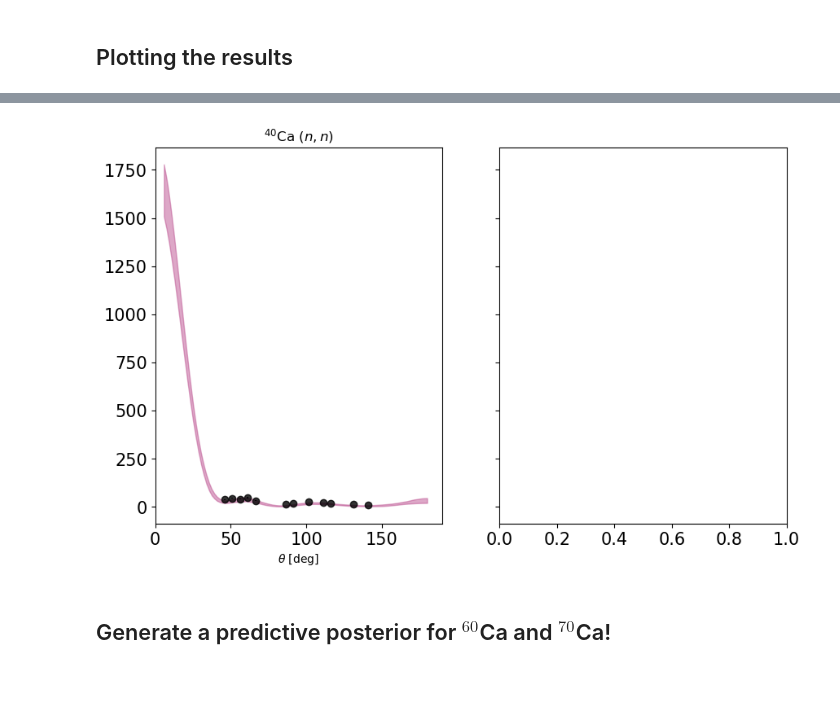
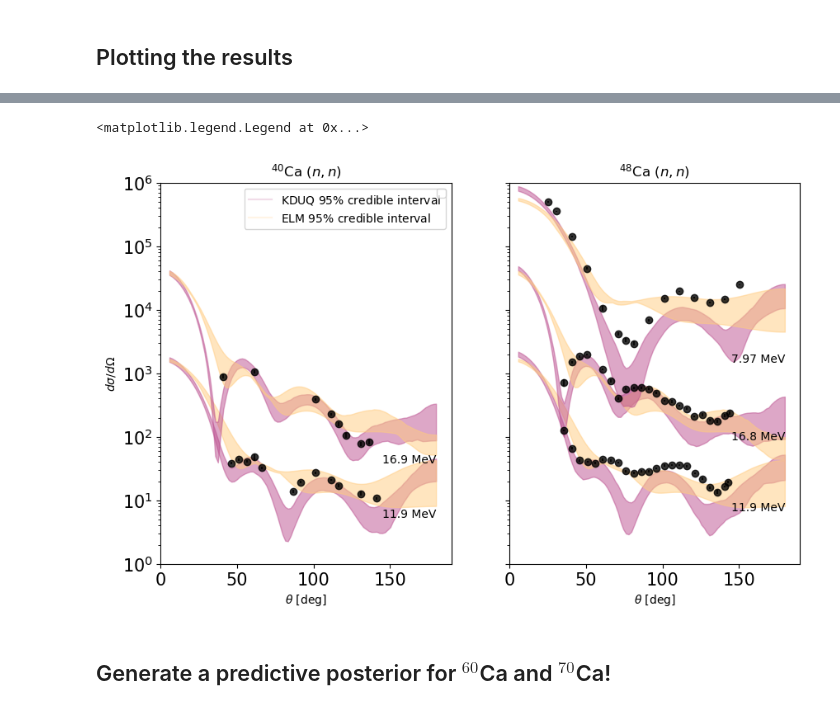
Before and after one commit to ascsn/2024-FRIB-TA-Summer-School, a Jupyter notebook: Bayesian-Reactions/reaction_model_calibration_demo/Bayes_omp_calibration_demo_FRIBTA24.ipynb, the cells around one changed output, grey strips where cells are left out. Cells and saved outputs as stored; diff of their text form; code cells hidden in the pictures; blank space fills up the shorter version.

Commit message:
fix prior

```diff
--- a/Bayesian-Reactions/reaction_model_calibration_demo/Bayes_omp_calibration_demo_FRIBTA24.ipynb
+++ b/Bayesian-Reactions/reaction_model_calibration_demo/Bayes_omp_calibration_demo_FRIBTA24.ipynb
@@ -433,8 +427,8 @@ We need a prior distribution of the 9 parameters that go into our EL model. For
 # %%
 # just guestimate based on KDUQ
 # notice the relative uncertainties are quite large in some cases!
-mean = np.array([50, 5, 16, 5.99, -3.79, 13.4 / 60.0, 0, 11.1 / 20, 1.27, 0.689])
-stdev = np.array([5.0, 10.0, 10, 1.8, 4, 8.0 / 60, 2.0 / 20, 10 / 20, 0.07, 0.05])/3
+mean = np.array([50, 5, 16, 5.99, -3.79, 13.4 / 60.0, 0, 11.1 / 20, 1.2, 0.6])
+stdev = np.array([8.0, 10.0, 10, 1.8, 4, 8.0 / 60, 2.0 / 20, 10 / 20, 0.2, 0.1])
 
 # we will assume uncorrelated priors
 covariance = np.zeros((10, 10))
@@ -633,6 +710,8 @@ In real life, we should really do some more thorough convergence testing to make
 # %%
 emulator_err = 0.05
 model_err = 0.05
+
+
 def log_likelihood(subparams):
     log_likelihood = 0
     for A in data.keys():
@@ -644,9 +723,10 @@ def log_likelihood(subparams):
                 data[A][experiment][:, 1],
                 data[A][experiment][:, 2],
             )
-            y_model = emulators[A][experiment].exact_xs(params).dsdo
-            log_likelihood -= 0.5 *np.sum(
-                (y - y_model)**2 / (dy + emulator_err * y_model + model_err*y_model)**2
+            y_model = emulators[A][experiment].emulate_xs(params).dsdo
+            log_likelihood -= 0.5 * np.sum(
+                (y - y_model) ** 2
+                / (dy + emulator_err * y_model + model_err * y_model) ** 2
             )
     return log_likelihood
 # %%
@@ -654,10 +734,7 @@ def log_prior(subparams):
     return prior_distribution.logpdf(subparams)
 # %%
 def log_posterior(subparams):
-    post=log_likelihood(subparams) + log_prior(subparams)
-#     print(post)
-    return post
-#     return log_likelihood(subparams) + log_prior(subparams)
+    return log_likelihood(subparams) + log_prior(subparams)
 # %% [markdown]
 ## Performing the calibration
 # %%
@@ -671,8 +748,7 @@ n_burn = 100
 mcmc_samples = np.zeros((n_walkers, n_iter - n_burn, elm_num_sub_params))
 
 # proposal distribution
-# step_sizes0 = 0.1 * np.sqrt(np.diag(covariance))
-step_sizes0 = 0.05 * np.array([10, 8.0, 10.0, 1.8, 4.0, 0.18333333, 0.2, 0.9, 0.1, 0.1])
+step_sizes0 = 0.1 * np.sqrt(np.diag(covariance))
 step_distribution_mean = np.zeros(elm_num_sub_params)
 step_distribution_cov = np.zeros((elm_num_sub_params, elm_num_sub_params))
 step_distribution_cov += np.diag(step_sizes0) ** 2
@@ -762,5 +817,4 @@ WARNING:root:Too few points to create valid contours
 # %%
-elm_xs = {}
 elm_pred_post = {}
 
 fig, (ax1, ax2) = plt.subplots(1, 2, figsize=(10, 6), sharey=True)
@@ -769,7 +823,6 @@ for A, ax in zip(data.keys(), [ax1, ax2]):
     ax.set_title(r"$^{%d}$Ca $(n,n)$" % A)
     ax.set_xlabel(r"$\theta$ [deg]")
     ax.set_xlim([0, 190])
-    elm_xs[A] = {}
     elm_pred_post[A] = {}
 
     for experiment in data[A].keys():
@@ -799,19 +852,17 @@ for A, ax in zip(data.keys(), [ax1, ax2]):
         )
 
         # evaluate ELM
-        elm_xs[A][experiment] = np.zeros((len(angles), N_samples))
+        xs = np.zeros((len(angles), len(posterior_samples)))
         total_N = len(posterior_samples)
-        for i in tqdm(range(total_N - 1, total_N - N_samples, -1)):
+        for i in tqdm(range(len(posterior_samples))):
             params = el_model_params(*isotope, *posterior_samples[i, :])
-            elm_xs[A][experiment][:, i] = (
-                emulators[A][experiment].emulate_xs(params, angles=angles).dsdo
-            )
+            xs[:, i] = emulators[A][experiment].exact_xs(params, angles=angles).dsdo
 
         # get a credible interval describing the ELM predictive posterior
         # for this experiment
         elm_pred_post[A][experiment] = (
-            np.percentile(elm_xs[A][experiment], 5, axis=1),
-            np.percentile(elm_xs[A][experiment], 95, axis=1),
+            np.percentile(xs, 5, axis=1),
+            np.percentile(xs, 95, axis=1),
         )
 
         # plot ELM
@@ -848,4 +899,5 @@ IndexError: index 9499 is out of bounds for axis 1 with size 100
+<matplotlib.legend.Legend at 0x...>
-[figure, old version]
+[figure, new version]
 # %% [markdown]
 ## Generate a predictive posterior for $^{60}$Ca and $^{70}$Ca!
 # %%
```
Also changed, not shown: parts of 20 cells of this notebook.
